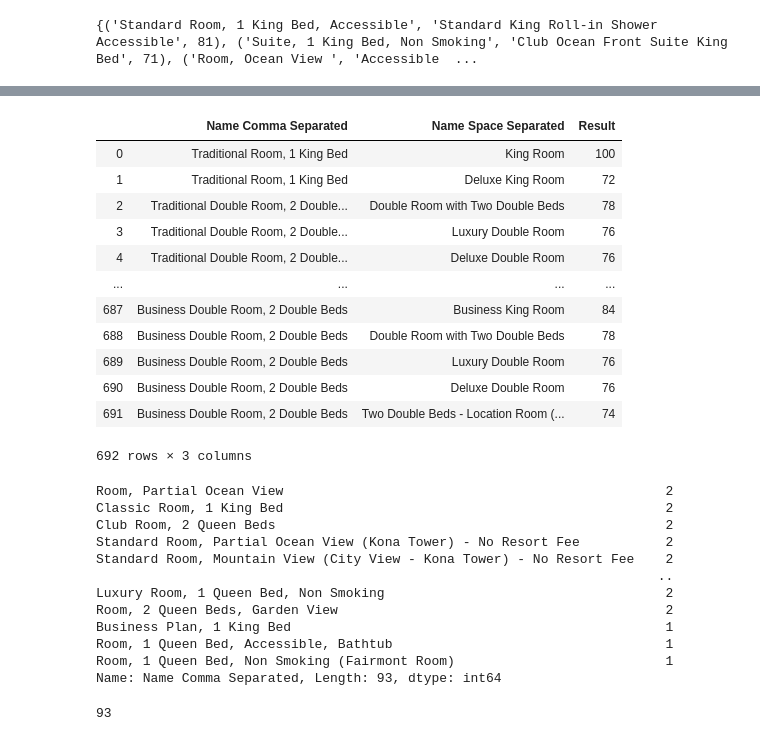
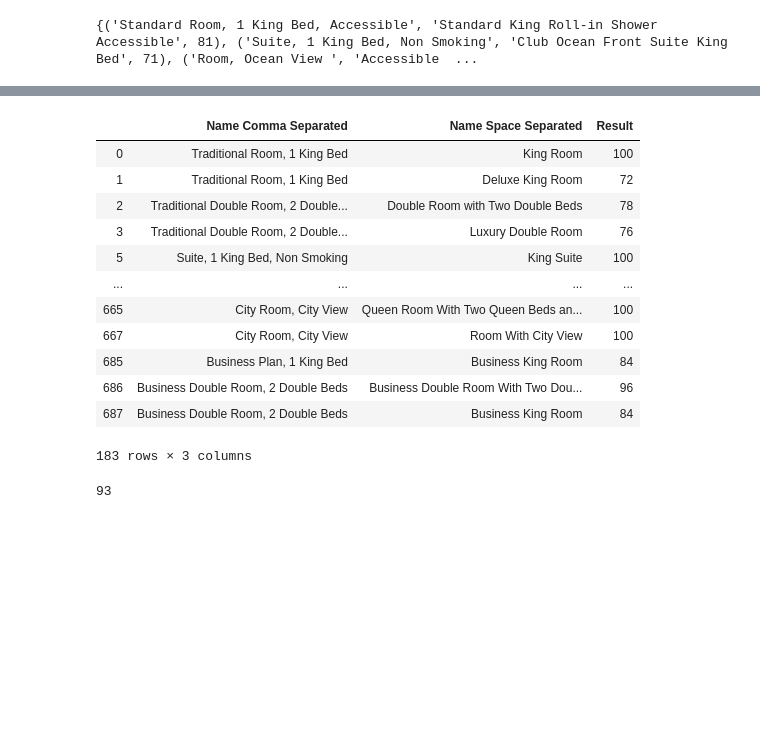
Before and after one commit to manthanpatel98/Finding-Similarity-in-Names, a Jupyter notebook: Finding Similarity.ipynb, the cells around one changed output, grey strips where cells are left out. Drawn from its saved outputs; the diff is of its cells as text; code cells hidden in the pictures; blank space fills up the shorter version.

```diff
--- a/Finding Similarity.ipynb
+++ b/Finding Similarity.ipynb
@@ -95,34 +104,25 @@ Name: Result, Length: 692, dtype: int64
-# %%
-data
-# %% [output]
-|  | Name Comma Separated | Name Space Separated | Result |
-| 0 | Traditional Room, 1 King Bed | King Room | 100 |
-| 1 | Traditional Room, 1 King Bed | Deluxe King Room | 72 |
-| 2 | Traditional Double Room, 2 Double... | Double Room with Two Double Beds | 78 |
-| 3 | Traditional Double Room, 2 Double... | Luxury Double Room | 76 |
-| 4 | Traditional Double Room, 2 Double... | Deluxe Double Room | 76 |
-| ... | ... | ... | ... |
-| 687 | Business Double Room, 2 Double Beds | Business King Room | 84 |
-| 688 | Business Double Room, 2 Double Beds | Double Room with Two Double Beds | 78 |
-| 689 | Business Double Room, 2 Double Beds | Luxury Double Room | 76 |
-| 690 | Business Double Room, 2 Double Beds | Deluxe Double Room | 76 |
-| 691 | Business Double Room, 2 Double Beds | Two Double Beds - Location Room (... | 74 |
-692 rows × 3 columns
-# %%
-data_2['Name Comma Separated'].value_counts()
-# %% [output]
-Room, Partial Ocean View                                                 2
-Classic Room, 1 King Bed                                                 2
-Club Room, 2 Queen Beds                                                  2
-Standard Room, Partial Ocean View (Kona Tower) - No Resort Fee           2
-Standard Room, Mountain View (City View - Kona Tower) - No Resort Fee    2
-                                                                        ..
-Luxury Room, 1 Queen Bed, Non Smoking                                    2
-Room, 2 Queen Beds, Garden View                                          2
-Business Plan, 1 King Bed                                                1
-Room, 1 Queen Bed, Accessible, Bathtub                                   1
-Room, 1 Queen Bed, Non Smoking (Fairmont Room)                           1
-Name: Name Comma Separated, Length: 93, dtype: int64
+# %%
+lis = data['Name Comma Separated'].unique()
+filtered = pd.DataFrame()
+for l in lis:
+    tem = data[data['Name Comma Separated'] == l].sort_values('Result',ascending = False).nlargest(2,'Result')
+    filtered = filtered.append(tem)
+# %%
+filtered
+# %% [output]
+|  | Name Comma Separated | Name Space Separated | Result |
+| 0 | Traditional Room, 1 King Bed | King Room | 100 |
+| 1 | Traditional Room, 1 King Bed | Deluxe King Room | 72 |
+| 2 | Traditional Double Room, 2 Double... | Double Room with Two Double Beds | 78 |
+| 3 | Traditional Double Room, 2 Double... | Luxury Double Room | 76 |
+| 5 | Suite, 1 King Bed, Non Smoking | King Suite | 100 |
+| ... | ... | ... | ... |
+| 665 | City Room, City View | Queen Room With Two Queen Beds an... | 100 |
+| 667 | City Room, City View | Room With City View | 100 |
+| 685 | Business Plan, 1 King Bed | Business King Room | 84 |
+| 686 | Business Double Room, 2 Double Beds | Business Double Room With Two Dou... | 96 |
+| 687 | Business Double Room, 2 Double Beds | Business King Room | 84 |
+183 rows × 3 columns
 # %%
 len(data_2['Name Comma Separated'].unique())
 # %% [output]
```
Also changed, not shown: parts of 4 cells of this notebook.
